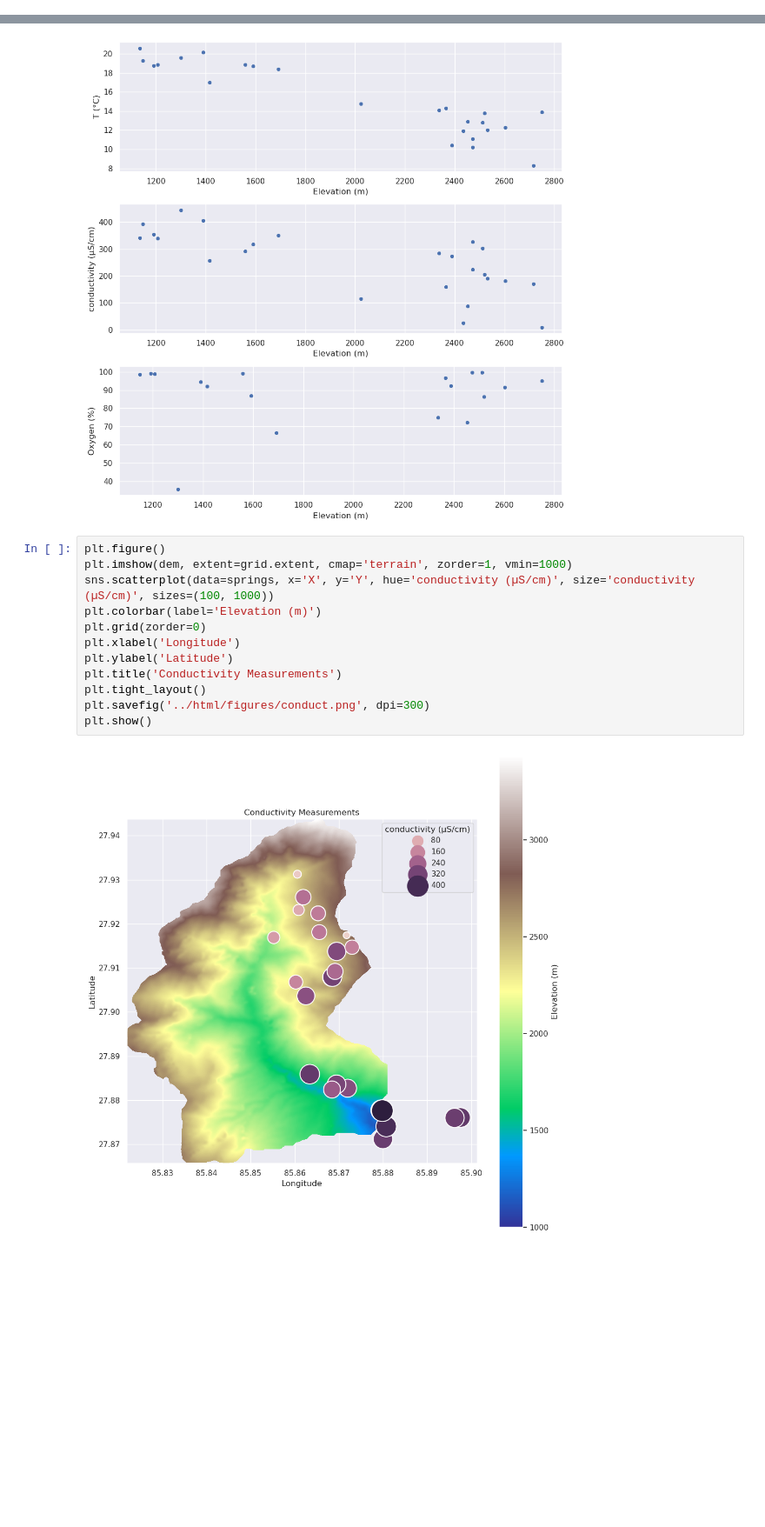
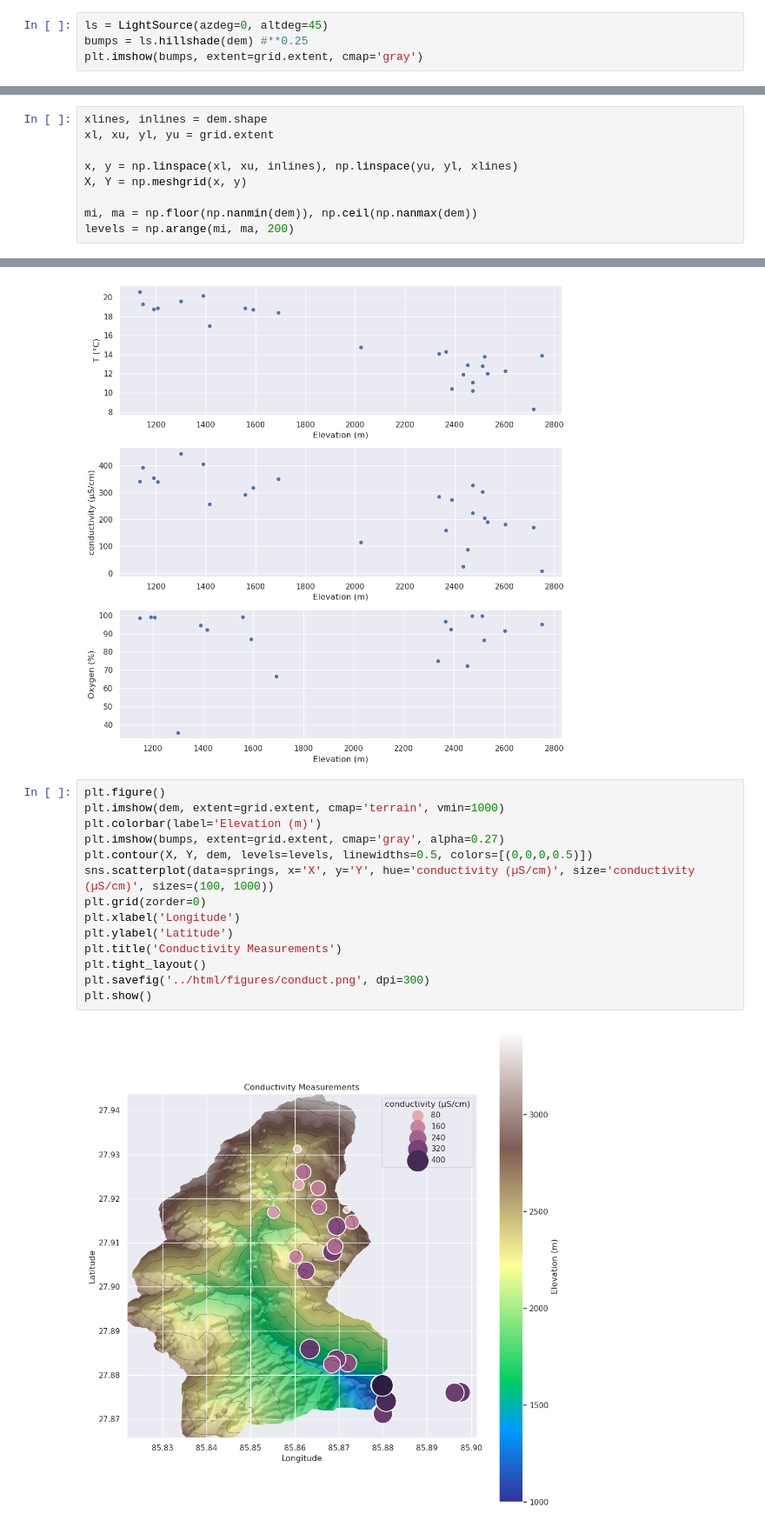
Before and after one commit to johnjarmitage/nepal-november, a Jupyter notebook: dem-processing/measurements.ipynb, the cells around one changed output, grey strips where cells are left out. Shown at 87% size. Cells and saved outputs as stored; diff of their text form; blank space fills up the shorter version.

```diff
--- a/dem-processing/measurements.ipynb
+++ b/dem-processing/measurements.ipynb
@@ -27,0 +55,4 @@ dem[dem < 0] = np.nan
+# %%
+ls = LightSource(azdeg=0, altdeg=45)
+bumps = ls.hillshade(dem) #**0.25
+plt.imshow(bumps, extent=grid.extent, cmap='gray')
@@ -27,0 +65,9 @@ dem[dem < 0] = np.nan
+# %%
+xlines, inlines = dem.shape
+xl, xu, yl, yu = grid.extent
+
+x, y = np.linspace(xl, xu, inlines), np.linspace(yu, yl, xlines)
+X, Y = np.meshgrid(x, y)
+
+mi, ma = np.floor(np.nanmin(dem)), np.ceil(np.nanmax(dem))
+levels = np.arange(mi, ma, 200)
@@ -97,17 +171,19 @@ plt.show()
 [figure]
 # %%
 plt.figure()
-plt.imshow(dem, extent=grid.extent, cmap='terrain', zorder=1, vmin=1000)
+plt.imshow(dem, extent=grid.extent, cmap='terrain', vmin=1000)
+plt.colorbar(label='Elevation (m)')
+plt.imshow(bumps, extent=grid.extent, cmap='gray', alpha=0.27)
+plt.contour(X, Y, dem, levels=levels, linewidths=0.5, colors=[(0,0,0,0.5)])
 sns.scatterplot(data=springs, x='X', y='Y', hue='conductivity (µS/cm)', size='conductivity (µS/cm)', sizes=(100, 1000))
-plt.colorbar(label='Elevation (m)')
 plt.grid(zorder=0)
 plt.xlabel('Longitude')
 plt.ylabel('Latitude')
 plt.title('Conductivity Measurements')
 plt.tight_layout()
 plt.savefig('../html/figures/conduct.png', dpi=300)
 plt.show()
 # %% [output]
-[figure, old version]
+[figure, new version]
 # %%
 plt.figure()
```
Also changed, not shown: parts of 12 cells of this notebook, 29 other files.
